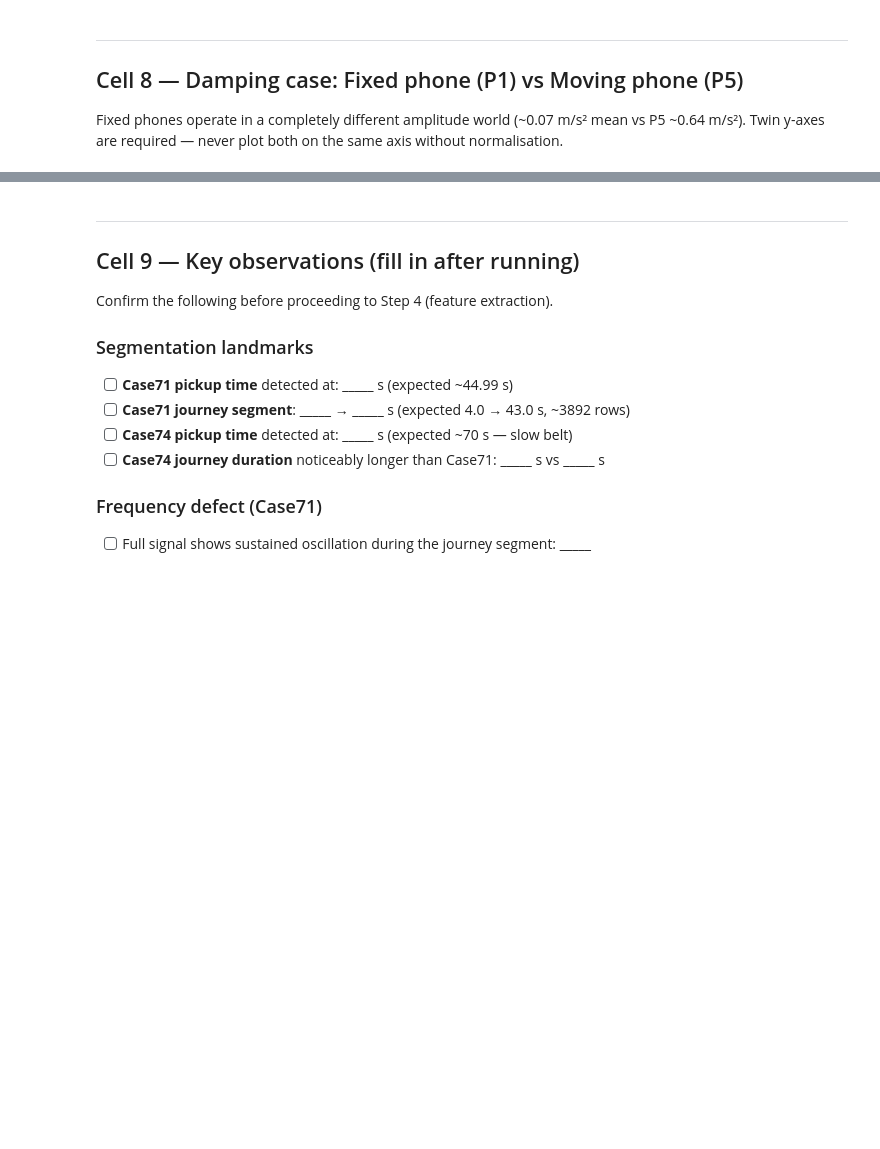
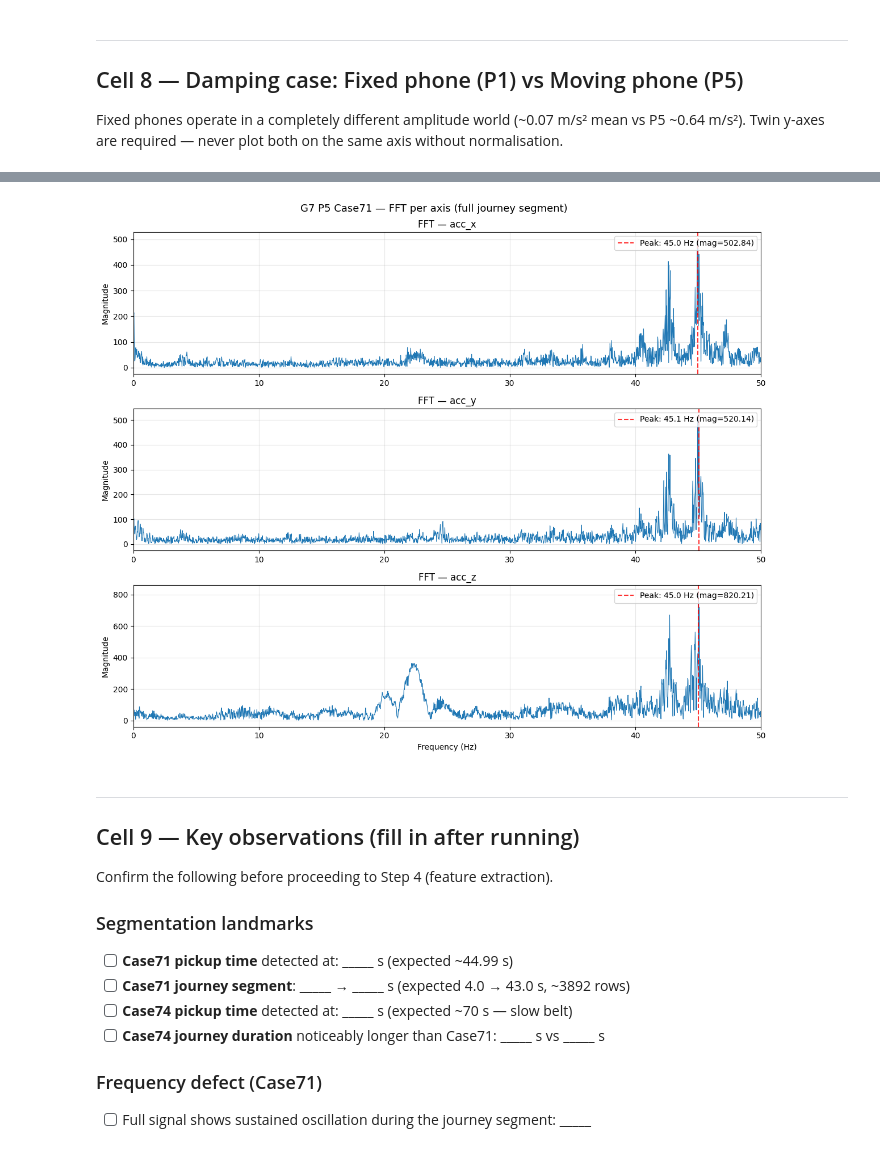
Before and after one commit to SharathC01/imes-defect-detection, a Jupyter notebook: notebooks/01_eda.ipynb, the cells around one changed output, grey strips where cells are left out. Cells and saved outputs as stored; diff of their text form; code cells hidden in the pictures; blank space fills up the shorter version.

Commit message:
docs: update EDA notebook with per-axis FFT analysis and validated segmentation

```diff
--- a/notebooks/01_eda.ipynb
+++ b/notebooks/01_eda.ipynb
@@ -326,3 +364,38 @@ plt.show()
+# %%
+from scipy.fft import fft, fftfreq
+import numpy as np
+import os
+
+fig, axes = plt.subplots(3, 1, figsize=(12, 10))
+axes_labels = ['acc_x', 'acc_y', 'acc_z']
+
+for ax, col in zip(axes, axes_labels):
+    signal = df71_journey[col].values
+    N = len(signal)
+    yf = np.abs(fft(signal))[:N//2]
+    xf = fftfreq(N, d=1/100)[:N//2]
+
+    # Ignore DC component (0 Hz)
+    mask = xf > 2
+    peak_freq = xf[mask][np.argmax(yf[mask])]
+    peak_mag = yf[mask].max()
+
+    ax.plot(xf, yf, linewidth=0.8)
+    ax.axvline(peak_freq, color='red', linestyle='--', alpha=0.8,
+               label=f'Peak: {peak_freq:.1f} Hz (mag={peak_mag:.2f})')
+    ax.set_xlim(0, 50)
+    ax.set_ylabel('Magnitude')
+    ax.set_title(f'FFT — {col}')
+    ax.legend(loc='upper right')
+    ax.grid(True, alpha=0.3)
+
+axes[-1].set_xlabel('Frequency (Hz)')
+plt.suptitle('G7 P5 Case71 — FFT per axis (full journey segment)', fontsize=13)
+plt.tight_layout()
+plt.savefig('figures/fft_per_axis_case71.png', dpi=150)
+plt.show()
+# %% [output]
+[figure, added]
 # %% [markdown]
 ---
 ## Cell 9 — Key observations (fill in after running)
```
Also changed, not shown: parts of 12 cells of this notebook.
